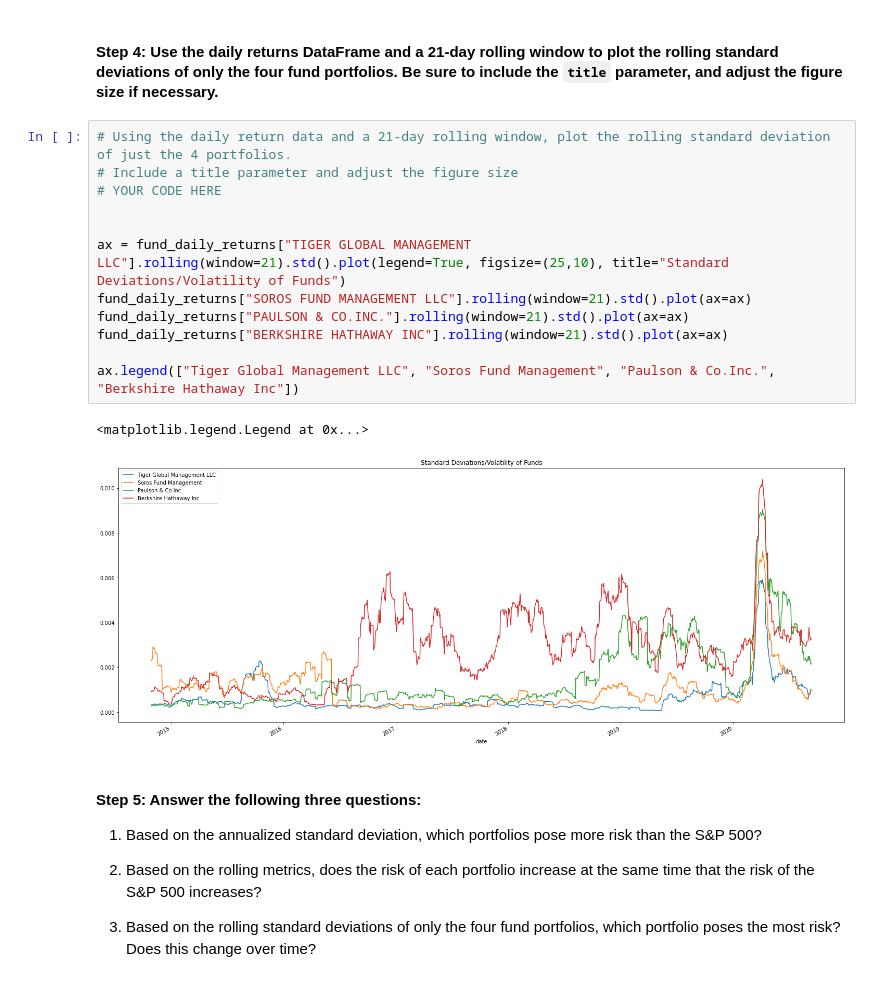
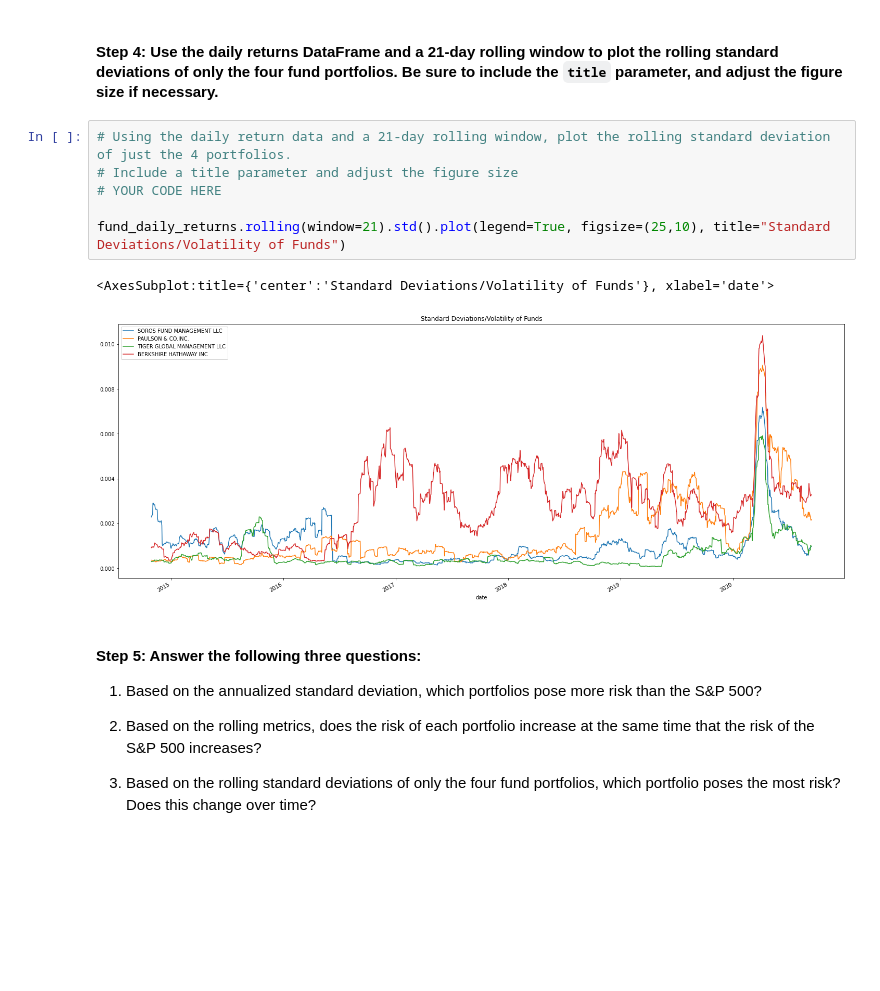
Before and after one commit to Rishi-Prasadha/RICE-FINTECH-04_Challenge, a Jupyter notebook: Starter_Code-4/risk_return_analysis.ipynb, the cells around one changed output. Cells and saved outputs as stored; diff of their text form; blank space fills up the shorter version.

```diff
--- a/Starter_Code-4/risk_return_analysis.ipynb
+++ b/Starter_Code-4/risk_return_analysis.ipynb
@@ -292,18 +286,12 @@ ax.legend(["S&P 500", "Tiger Global Management LLC", "Soros Fund Management", "P
 # %%
 # Using the daily return data and a 21-day rolling window, plot the rolling standard deviation of just the 4 portfolios.
 # Include a title parameter and adjust the figure size
 # YOUR CODE HERE
 
-
-ax = fund_daily_returns["TIGER GLOBAL MANAGEMENT LLC"].rolling(window=21).std().plot(legend=True, figsize=(25,10), title="Standard Deviations/Volatility of Funds")
-fund_daily_returns["SOROS FUND MANAGEMENT LLC"].rolling(window=21).std().plot(ax=ax)
-fund_daily_returns["PAULSON & CO.INC."].rolling(window=21).std().plot(ax=ax)
-fund_daily_returns["BERKSHIRE HATHAWAY INC"].rolling(window=21).std().plot(ax=ax)
-
-ax.legend(["Tiger Global Management LLC", "Soros Fund Management", "Paulson & Co.Inc.", "Berkshire Hathaway Inc"])
+fund_daily_returns.rolling(window=21).std().plot(legend=True, figsize=(25,10), title="Standard Deviations/Volatility of Funds")
 # %% [output]
-<matplotlib.legend.Legend at 0x...>
+<AxesSubplot:title={'center':'Standard Deviations/Volatility of Funds'}, xlabel='date'>
-[figure, old version]
+[figure, new version]
 # %% [markdown]
 #### Step 5: Answer the following three questions:
 
```
Also changed, not shown: parts of 13 cells of this notebook.
